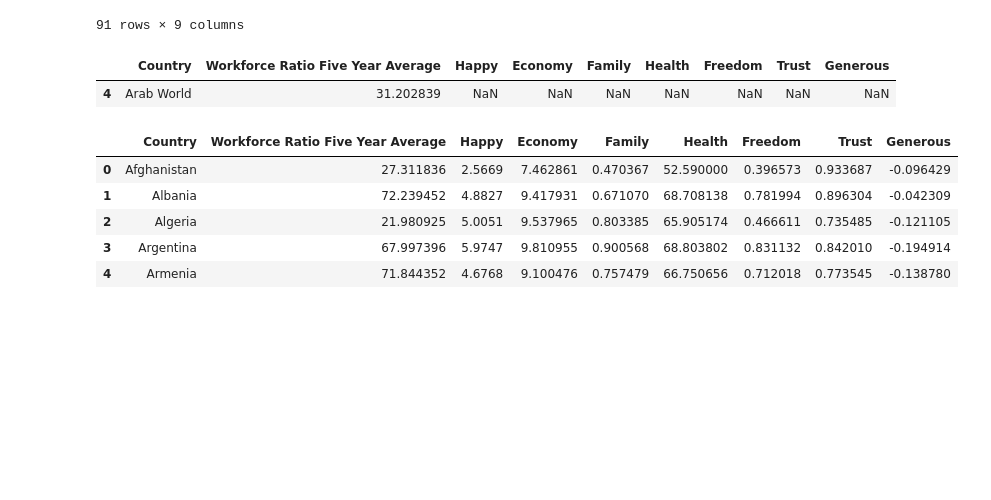
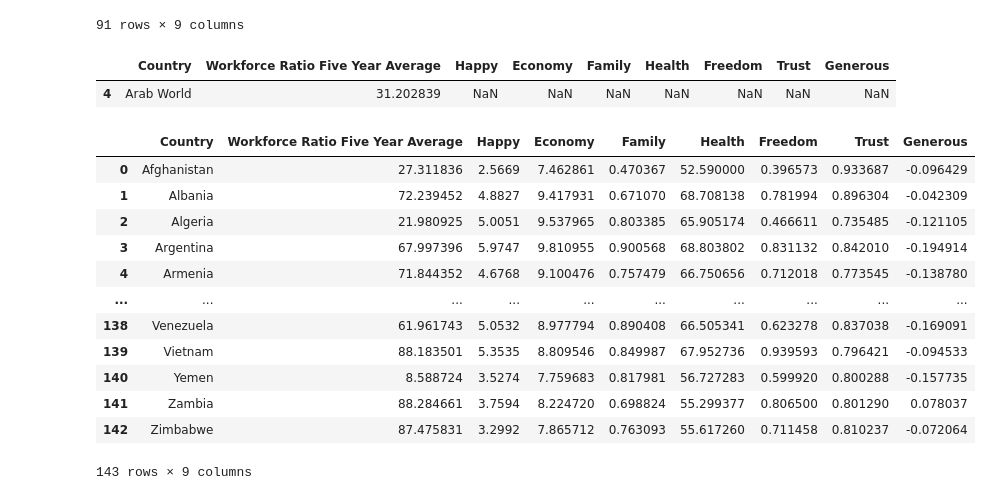
Before and after one commit to cbragg3136/world_happiness_project1, a Jupyter notebook: Workforce_Ratio_and_Gini_Merge.ipynb, the cells around one changed output. Drawn from its saved outputs; the diff is of its cells as text; code cells hidden in the pictures; blank space fills up the shorter version.

```diff
--- a/Workforce_Ratio_and_Gini_Merge.ipynb
+++ b/Workforce_Ratio_and_Gini_Merge.ipynb
@@ -59,9 +66,11 @@ no_happy
 | 229 | World | 66.629291 | NaN | NaN | NaN | NaN | NaN | NaN | NaN |
 | 233 | World Average | NaN | NaN | NaN | NaN | NaN | NaN | NaN | NaN |
 91 rows × 9 columns
-# %%
-no_happy[no_happy['Country'].str.contains("Arab")]
-# %% [output]
-|  | Country | Workforce Ratio Five Year Average | Happy | Economy | Family | Health | Freedom | Trust | Generous |
-| 4 | Arab World | 31.202839 | NaN | NaN | NaN | NaN | NaN | NaN | NaN |
+# %%
+# Search dataframe of null values in happiness data for keywords in workforce ratio data -
+# use findings to rename country in cell 3
+no_happy[no_happy['Country'].str.contains("Arab")]
+# %% [output]
+|  | Country | Workforce Ratio Five Year Average | Happy | Economy | Family | Health | Freedom | Trust | Generous |
+| 4 | Arab World | 31.202839 | NaN | NaN | NaN | NaN | NaN | NaN | NaN |
 # %%
@@ -68,12 +78,19 @@ no_happy[no_happy['Country'].str.contains("Arab")]
 correl_table_complete = pd.merge(workforce_ratio, correl_table, how="inner", on=["Country"])
 correl_table_complete = correl_table_complete[['Country', 'Workforce Ratio Five Year Average', 'Happy', 'Economy', 'Family', 'Health', 'Freedom', 'Trust', 'Generous']]
 # %%
-correl_table_complete.head()
+correl_table_complete
 # %% [output]
 |  | Country | Workforce Ratio Five Year Average | Happy | Economy | Family | Health | Freedom | Trust | Generous |
 | 0 | Afghanistan | 27.311836 | 2.5669 | 7.462861 | 0.470367 | 52.590000 | 0.396573 | 0.933687 | -0.096429 |
 | 1 | Albania | 72.239452 | 4.8827 | 9.417931 | 0.671070 | 68.708138 | 0.781994 | 0.896304 | -0.042309 |
 | 2 | Algeria | 21.980925 | 5.0051 | 9.537965 | 0.803385 | 65.905174 | 0.466611 | 0.735485 | -0.121105 |
 | 3 | Argentina | 67.997396 | 5.9747 | 9.810955 | 0.900568 | 68.803802 | 0.831132 | 0.842010 | -0.194914 |
 | 4 | Armenia | 71.844352 | 4.6768 | 9.100476 | 0.757479 | 66.750656 | 0.712018 | 0.773545 | -0.138780 |
+| ... | ... | ... | ... | ... | ... | ... | ... | ... | ... |
+| 138 | Venezuela | 61.961743 | 5.0532 | 8.977794 | 0.890408 | 66.505341 | 0.623278 | 0.837038 | -0.169091 |
+| 139 | Vietnam | 88.183501 | 5.3535 | 8.809546 | 0.849987 | 67.952736 | 0.939593 | 0.796421 | -0.094533 |
+| 140 | Yemen | 8.588724 | 3.5274 | 7.759683 | 0.817981 | 56.727283 | 0.599920 | 0.800288 | -0.157735 |
+| 141 | Zambia | 88.284661 | 3.7594 | 8.224720 | 0.698824 | 55.299377 | 0.806500 | 0.801290 | 0.078037 |
+| 142 | Zimbabwe | 87.475831 | 3.2992 | 7.865712 | 0.763093 | 55.617260 | 0.711458 | 0.810237 | -0.072064 |
+143 rows × 9 columns
 # %%
```
Also changed, not shown: parts of 19 cells of this notebook, 3 other files.
